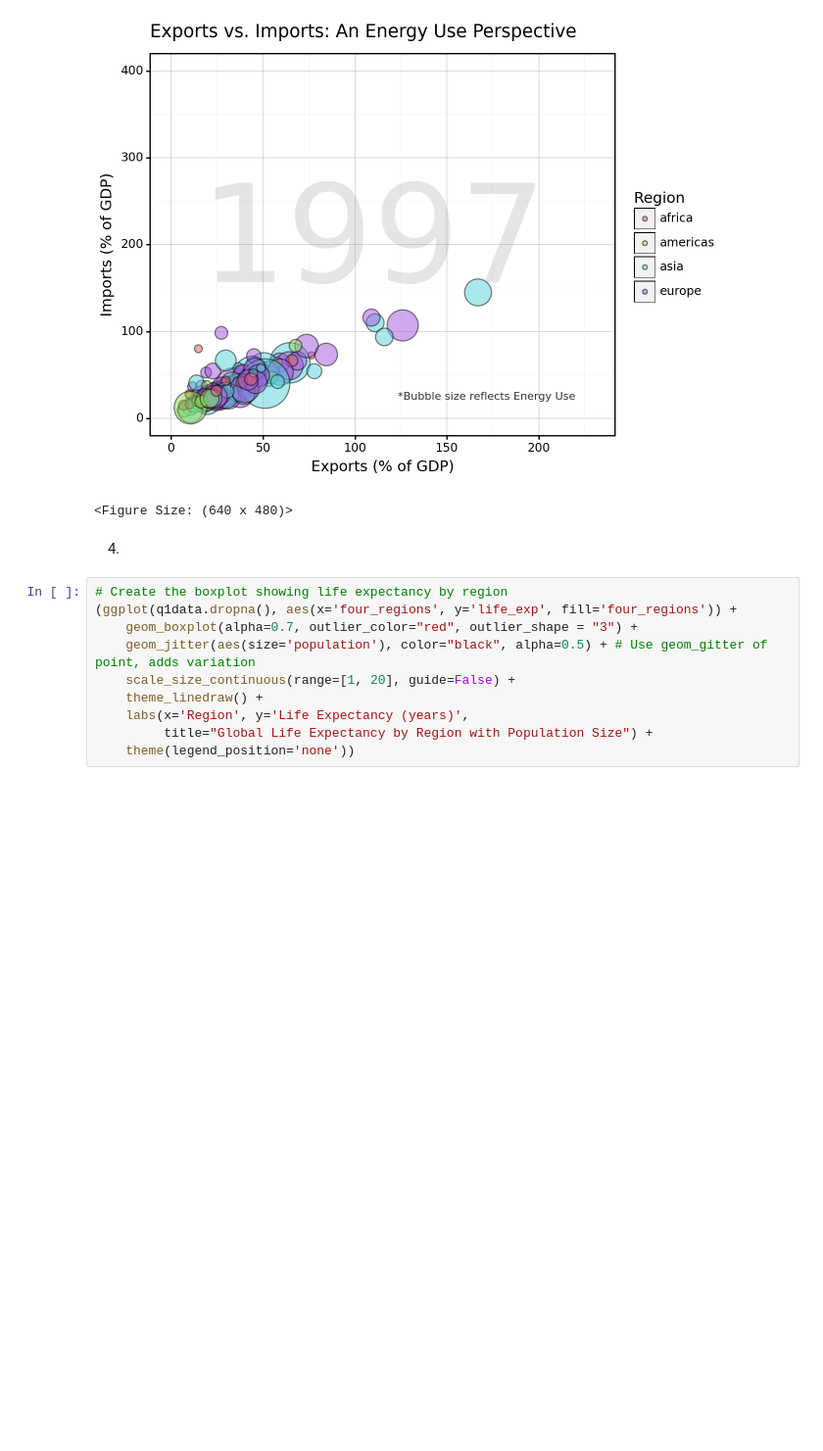
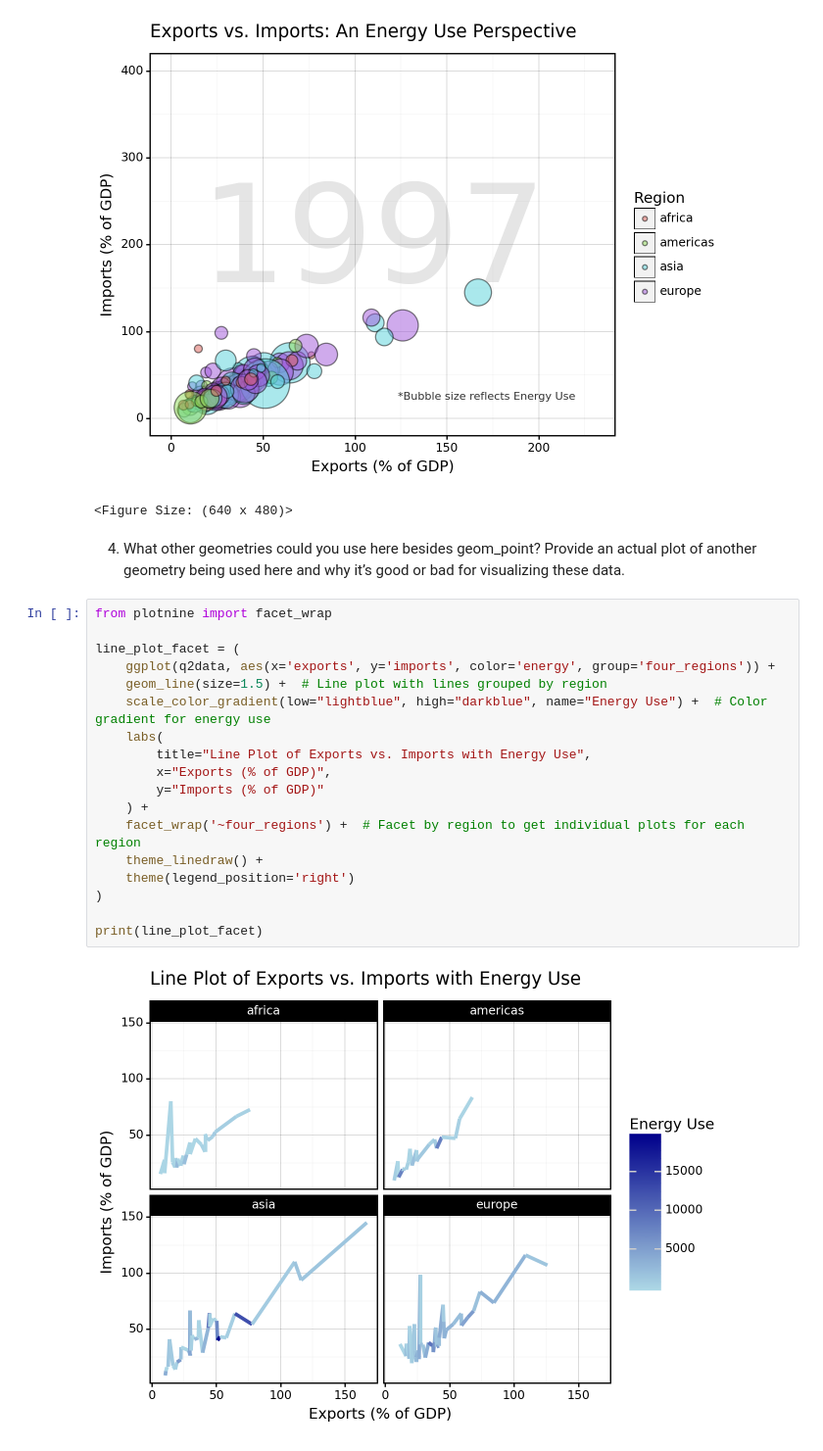
Before and after one commit to bellamccarty/GSB-544, a Jupyter notebook: Labs/Lab01/Lab01.ipynb, the cells around one changed output. Shown: that part at 98% size. Saved outputs shown, nothing was run; the diff lists cells and outputs as text; blank space fills up the shorter version.

```diff
--- a/Labs/Lab01/Lab01.ipynb
+++ b/Labs/Lab01/Lab01.ipynb
@@ -168,14 +176,24 @@ Name: energy, Length: 127, dtype: int64
 [figure]
 <Figure Size: (640 x 480)>
 # %% [markdown]
-4.
+4. What other geometries could you use here besides geom_point? Provide an actual plot of another geometry being used here and why it’s good or bad for visualizing these data.
 # %%
-# Create the boxplot showing life expectancy by region
-(ggplot(q1data.dropna(), aes(x='four_regions', y='life_exp', fill='four_regions')) +
-    geom_boxplot(alpha=0.7, outlier_color="red", outlier_shape = "3") +
-    geom_jitter(aes(size='population'), color="black", alpha=0.5) + # Use geom_gitter of point, adds variation
-    scale_size_continuous(range=[1, 20], guide=False) +
+from plotnine import facet_wrap
+
+line_plot_facet = (
+    ggplot(q2data, aes(x='exports', y='imports', color='energy', group='four_regions')) +
+    geom_line(size=1.5) +  # Line plot with lines grouped by region
+    scale_color_gradient(low="lightblue", high="darkblue", name="Energy Use") +  # Color gradient for energy use
+    labs(
+        title="Line Plot of Exports vs. Imports with Energy Use",
+        x="Exports (% of GDP)",
+        y="Imports (% of GDP)"
+    ) +
+    facet_wrap('~four_regions') +  # Facet by region to get individual plots for each region
     theme_linedraw() +
-    labs(x='Region', y='Life Expectancy (years)',
-         title="Global Life Expectancy by Region with Population Size") +
-    theme(legend_position='none'))
+    theme(legend_position='right')
+)
+
+print(line_plot_facet)
+# %% [output]
+[figure, added]
```
Also changed, not shown: parts of 6 cells of this notebook, 1 other file.
